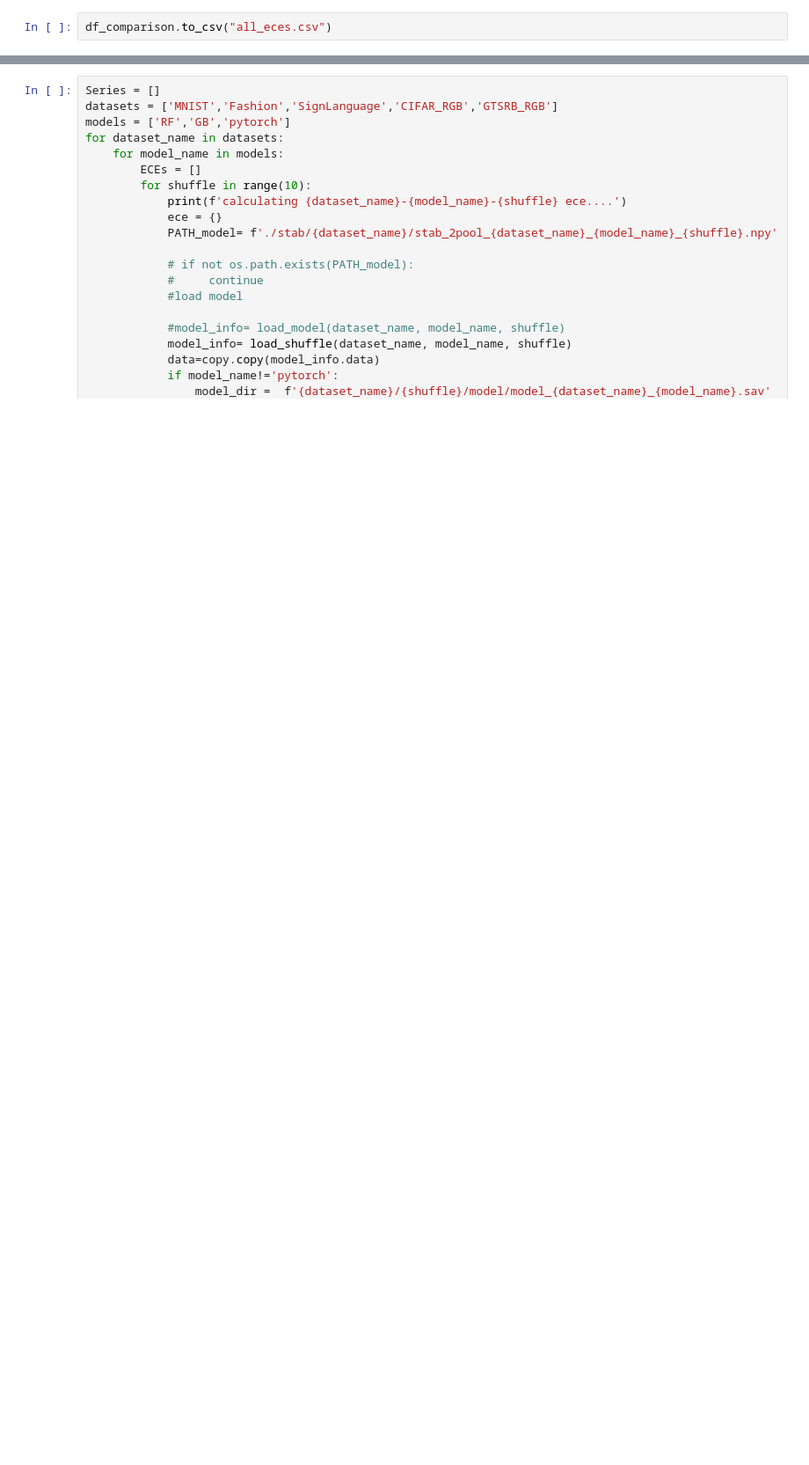
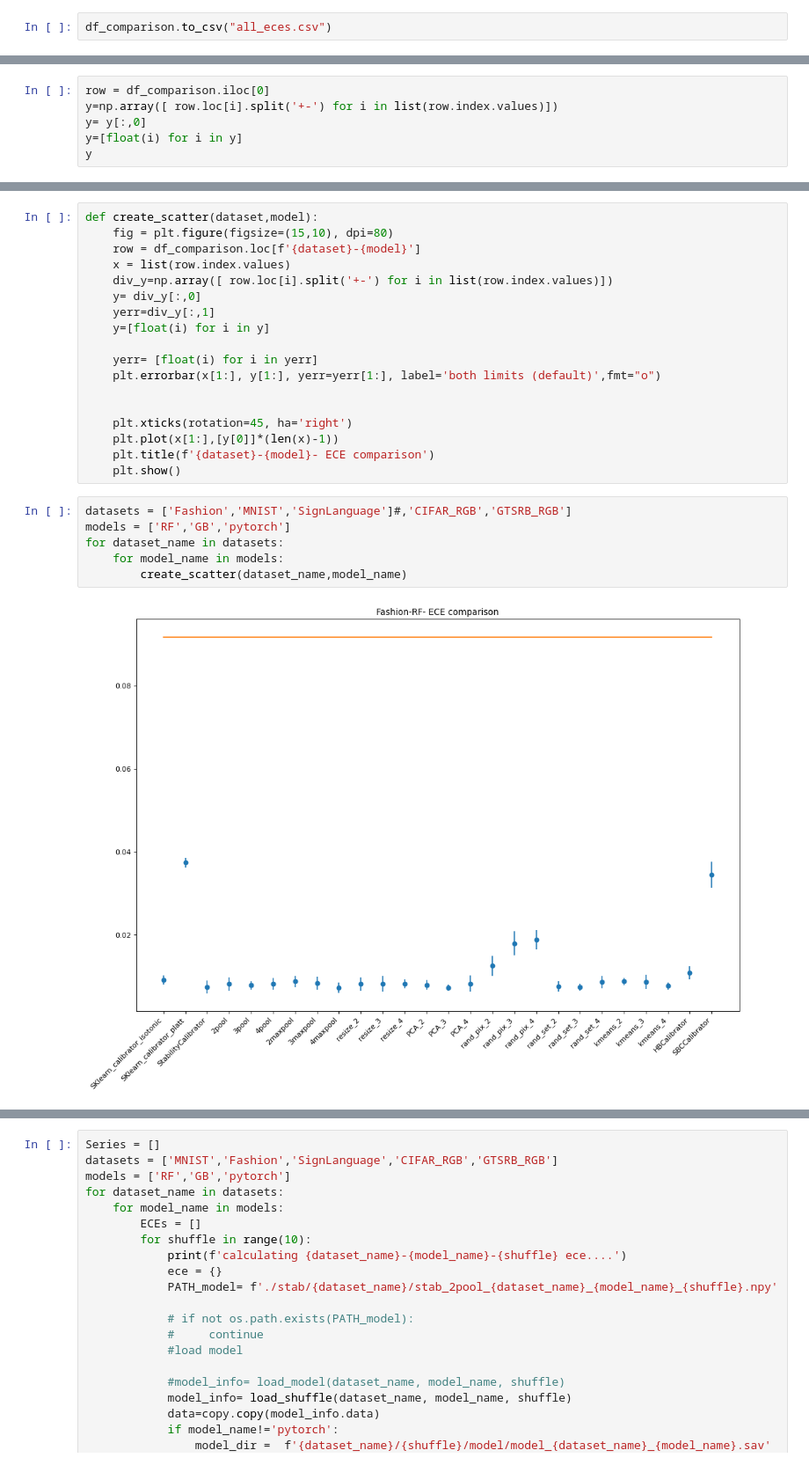
Before and after one commit to Liel-leman/Geometric-Calibrator, a Jupyter notebook: ECE_calc.ipynb, the cells around one changed output, grey strips where cells are left out. Shown at 88% size. Drawn from its saved outputs; the diff is of its cells as text; blank space fills up the shorter version.

```diff
--- a/ECE_calc.ipynb
+++ b/ECE_calc.ipynb
@@ -153,0 +174,6 @@ df_comparison.to_csv("all_eces.csv")
+# %%
+row = df_comparison.iloc[0]
+y=np.array([ row.loc[i].split('+-') for i in list(row.index.values)])
+y= y[:,0]
+y=[float(i) for i in y]
+y
@@ -153,0 +198,26 @@ df_comparison.to_csv("all_eces.csv")
+# %%
+def create_scatter(dataset,model):
+    fig = plt.figure(figsize=(15,10), dpi=80)
+    row = df_comparison.loc[f'{dataset}-{model}']
+    x = list(row.index.values)
+    div_y=np.array([ row.loc[i].split('+-') for i in list(row.index.values)])
+    y= div_y[:,0]
+    yerr=div_y[:,1]
+    y=[float(i) for i in y]
+
+    yerr= [float(i) for i in yerr]
+    plt.errorbar(x[1:], y[1:], yerr=yerr[1:], label='both limits (default)',fmt="o")
+
+
+    plt.xticks(rotation=45, ha='right')
+    plt.plot(x[1:],[y[0]]*(len(x)-1))
+    plt.title(f'{dataset}-{model}- ECE comparison')
+    plt.show()
+# %%
+datasets = ['Fashion','MNIST','SignLanguage']#,'CIFAR_RGB','GTSRB_RGB']
+models = ['RF','GB','pytorch']
+for dataset_name in datasets:
+    for model_name in models:
+        create_scatter(dataset_name,model_name)
+# %% [output]
+[figure, added]
```
Also changed, not shown: parts of 4 cells of this notebook, 13 other files.
